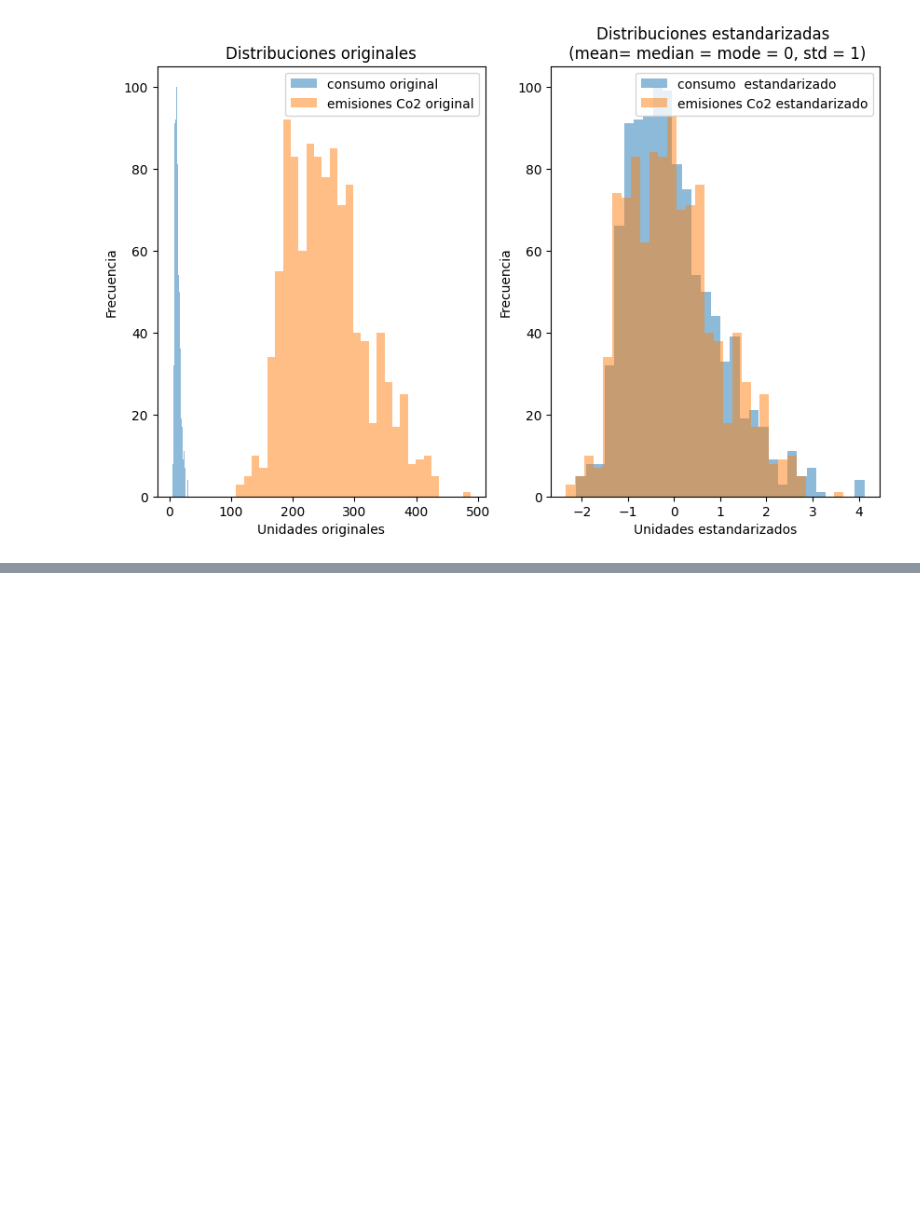
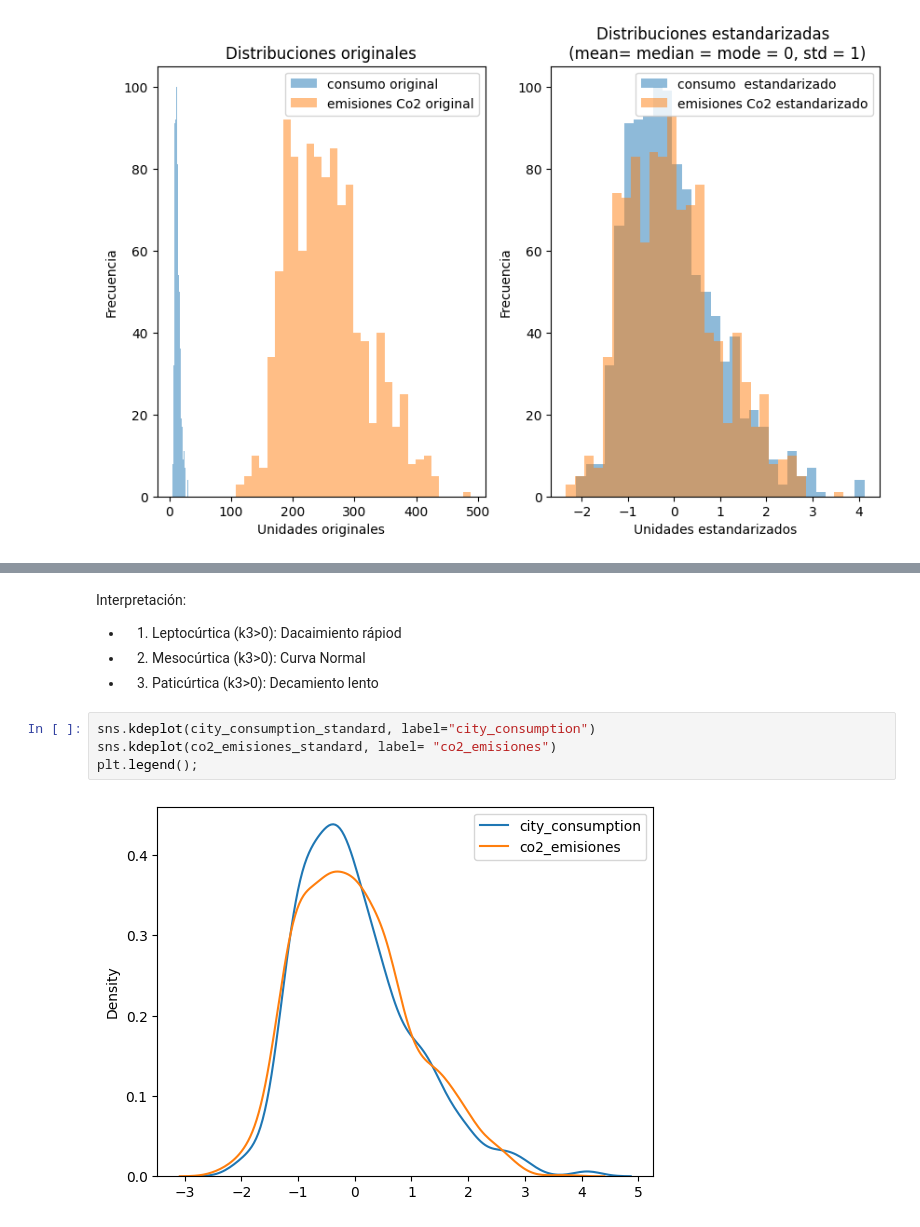
Before and after one commit to Fenix-v/MODULO2, a Jupyter notebook: numpy_estadisticas.ipynb, the cells around one changed output, grey strips where cells are left out. Drawn from its saved outputs; the diff is of its cells as text; blank space fills up the shorter version.

```diff
--- a/numpy_estadisticas.ipynb
+++ b/numpy_estadisticas.ipynb
@@ -581,0 +606,12 @@ plt.legend();
+# %% [markdown]
+Interpretación:
+
+* 1. Leptocúrtica (k3>0): Dacaimiento rápiod
+* 2. Mesocúrtica (k3>0): Curva Normal
+* 3. Paticúrtica (k3>0): Decamiento lento
+# %%
+sns.kdeplot(city_consumption_standard, label="city_consumption")
+sns.kdeplot(co2_emisiones_standard, label= "co2_emisiones")
+plt.legend();
+# %% [output]
+[figure, added]
```
Also changed, not shown: parts of 14 cells of this notebook.
